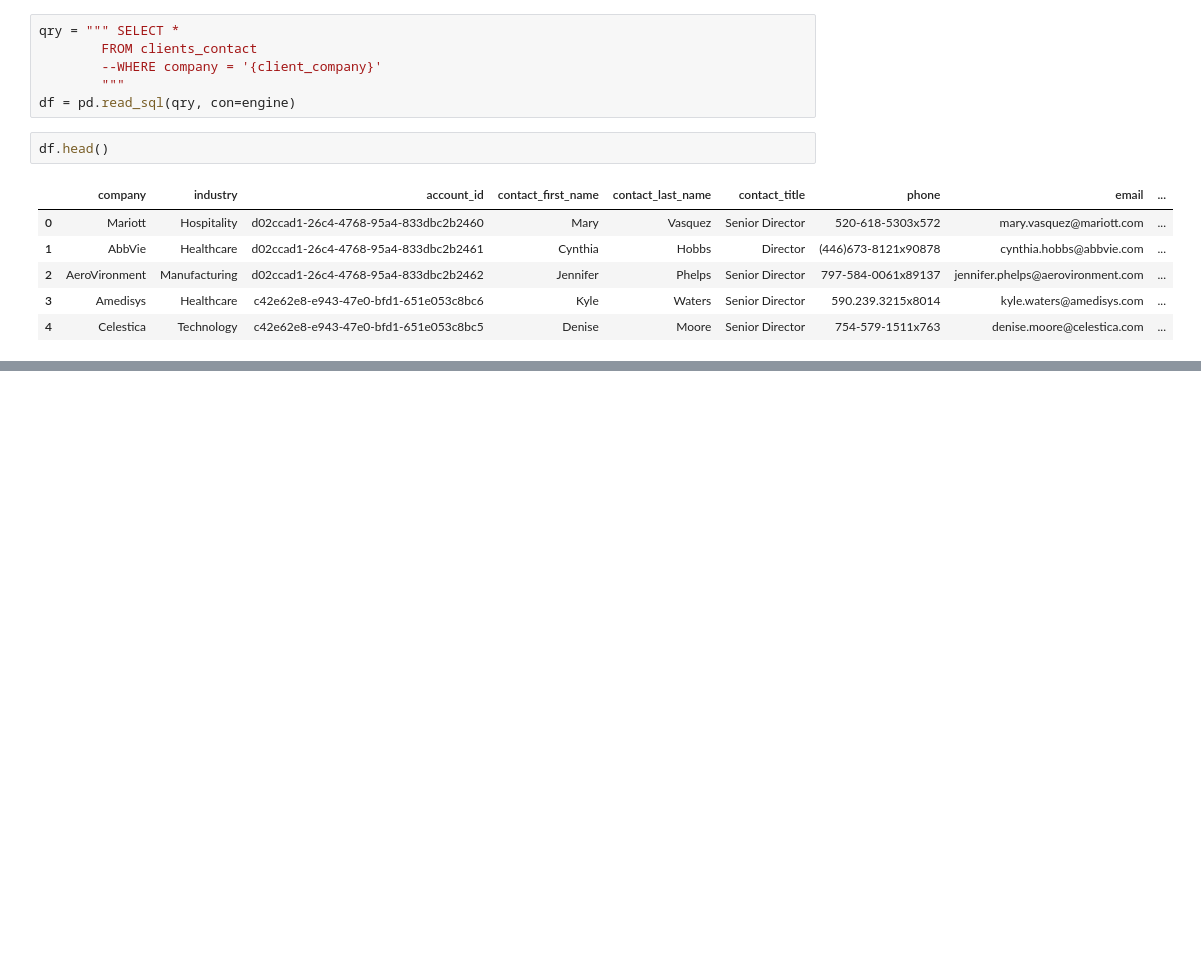
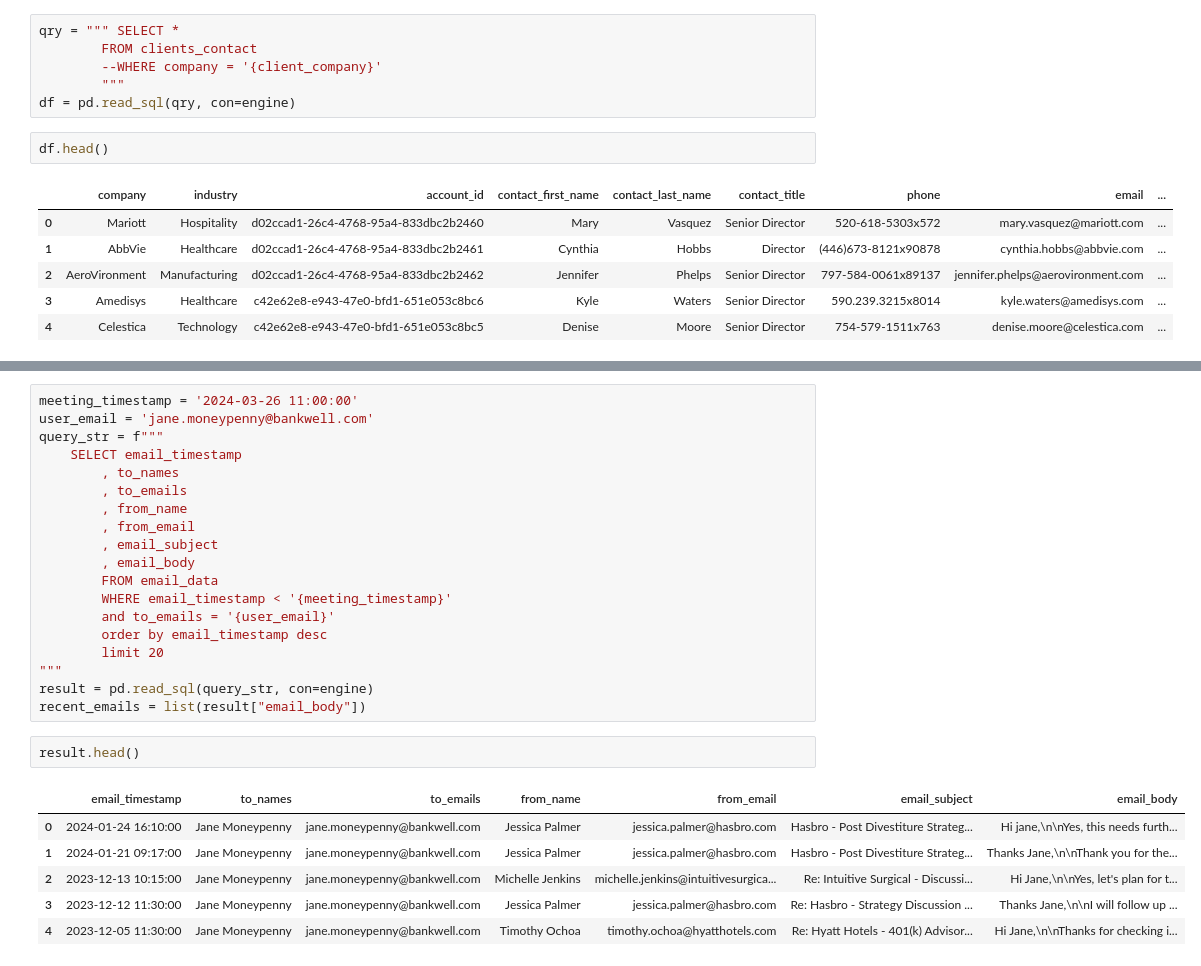
Before and after one commit to ConvoAI-Capstone-SpSu2025/currensee, a Jupyter notebook: notebooks/1.0-data_loading/7.0-preference-data-testing.ipynb, the cells around one changed output, grey strips where cells are left out. Cells and saved outputs as stored; diff of their text form; blank space fills up the shorter version.

```diff
--- a/notebooks/1.0-data_loading/7.0-preference-data-testing.ipynb
+++ b/notebooks/1.0-data_loading/7.0-preference-data-testing.ipynb
@@ -287,0 +293,28 @@ df.head()
+# %%
+meeting_timestamp = '2024-03-26 11:00:00'
+user_email = 'jane.moneypenny@bankwell.com'
+query_str = f"""
+    SELECT email_timestamp
+        , to_names
+        , to_emails
+        , from_name
+        , from_email
+        , email_subject
+        , email_body
+        FROM email_data
+        WHERE email_timestamp < '{meeting_timestamp}'
+        and to_emails = '{user_email}'
+        order by email_timestamp desc
+        limit 20
+"""
+result = pd.read_sql(query_str, con=engine)
+recent_emails = list(result["email_body"])
+# %%
+result.head()
+# %% [output]
+|  | email_timestamp | to_names | to_emails | from_name | from_email | email_subject | email_body |
+| 0 | 2024-01-24 16:10:00 | Jane Moneypenny | jane.moneypenny@bankwell.com | Jessica Palmer | jessica.palmer@hasbro.com | Hasbro - Post Divestiture Strateg... | Hi jane,\n\nYes, this needs furth... |
+| 1 | 2024-01-21 09:17:00 | Jane Moneypenny | jane.moneypenny@bankwell.com | Jessica Palmer | jessica.palmer@hasbro.com | Hasbro - Post Divestiture Strateg... | Thanks Jane,\n\nThank you for the... |
+| 2 | 2023-12-13 10:15:00 | Jane Moneypenny | jane.moneypenny@bankwell.com | Michelle Jenkins | michelle.jenkins@intuitivesurgica... | Re: Intuitive Surgical - Discussi... | Hi Jane,\n\nYes, let's plan for t... |
+| 3 | 2023-12-12 11:30:00 | Jane Moneypenny | jane.moneypenny@bankwell.com | Jessica Palmer | jessica.palmer@hasbro.com | Re: Hasbro - Strategy Discussion ... | Thanks Jane,\n\nI will follow up ... |
+| 4 | 2023-12-05 11:30:00 | Jane Moneypenny | jane.moneypenny@bankwell.com | Timothy Ochoa | timothy.ochoa@hyatthotels.com | Re: Hyatt Hotels - 401(k) Advisor... | Hi Jane,\n\nThanks for checking i... |
```
Also changed, not shown: parts of 4 cells of this notebook, 5 other files.
